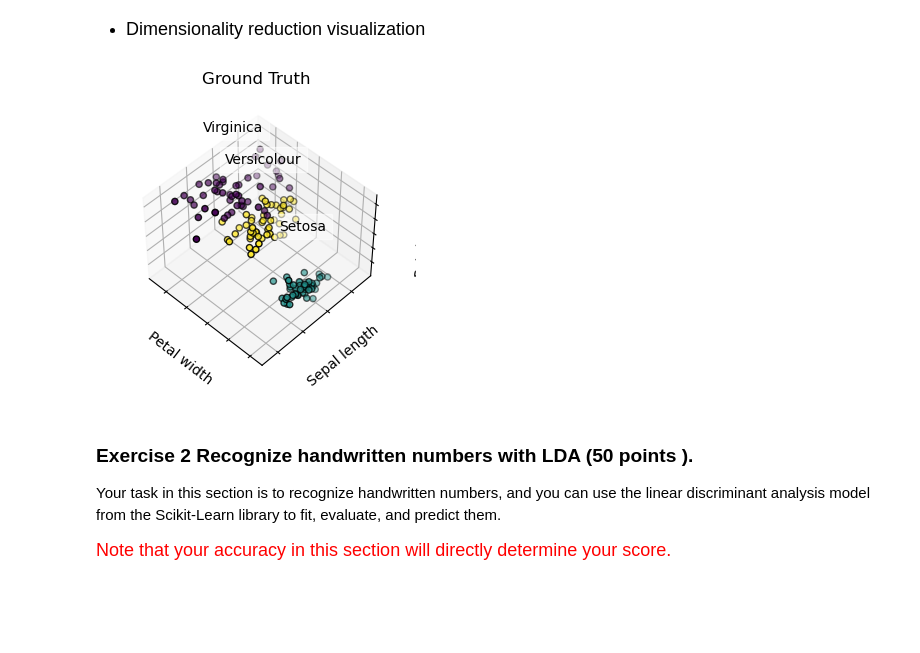
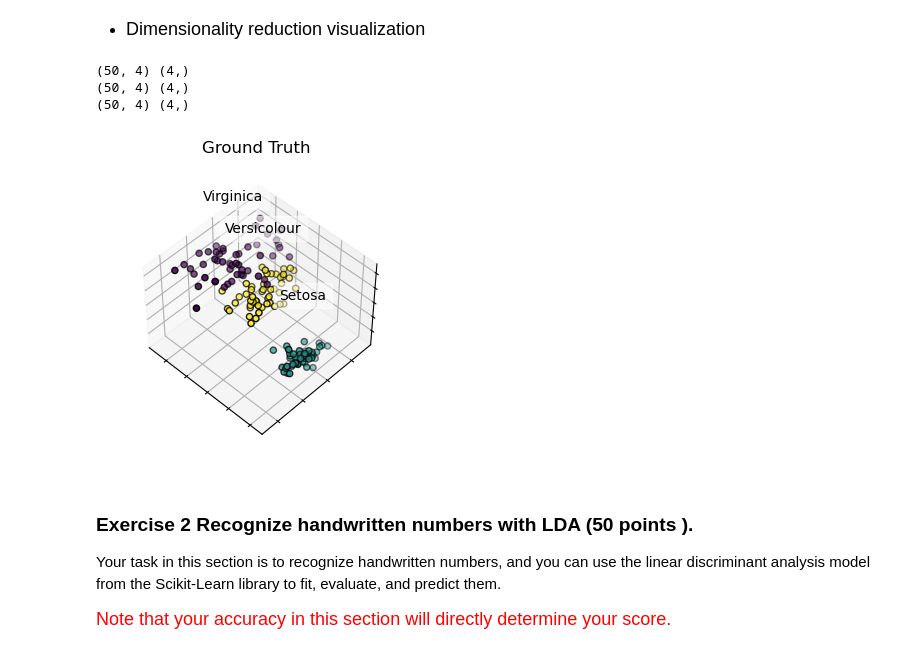
Before and after one commit to Artanisax/CS329-2023Fall, a Jupyter notebook: Lab06/Lab06_Assignment_Template.ipynb, the cells around one changed output. Drawn from its saved outputs; the diff is of its cells as text; code cells hidden in the pictures; blank space fills up the shorter version.

```diff
--- a/Lab06/Lab06_Assignment_Template.ipynb
+++ b/Lab06/Lab06_Assignment_Template.ipynb
@@ -84,7 +84,7 @@ class LDA:
         for label in labels:
             X_class = X[y == label]
             mean_class = np.mean(X_class, axis=0)
-            S_W += (X_class - mean_class).T.dot(X_class - mean_class)
+            S_W += (X_class - mean_class).T @ (X_class - mean_class)
 
         # Between class scatter matrix
         # Complete code for calculating S_B
@@ -134,37 +134,40 @@ y = iris.target
 pca = LDA(n_components=3)
 pca.fit(X, y)
 X = pca.transform(X)
 
 fig = plt.figure(1, figsize=(4, 3))
 ax = fig.add_subplot(111, projection="3d", elev=48, azim=134)
 ax.set_position([0, 0, 0.95, 1])
 for name, label in [('Setosa', 0), ('Versicolour', 1), ('Virginica', 2)]:
     ax.text3D(
         X[y == label, 0].mean(),
         X[y == label, 1].mean(),
         X[y == label, 2].mean() + 2,
         name,
         horizontalalignment="center",
         bbox=dict(alpha=0.5, edgecolor="w", facecolor="w"),
     )
 # Reorder the labels to have colors matching the cluster results
 y = np.choose(y, [1, 2, 0]).astype(float)
 ax.scatter(X[:, 0], X[:, 1], X[:, 2], c=y,
         edgecolor='k')
 
 ax.set_xticklabels([])
 ax.set_yticklabels([])
 ax.set_zticklabels([])
 
-ax.set_xlabel("Petal width")
-ax.set_ylabel("Sepal length")
-ax.set_zlabel("Petal length")
+# ax.set_xlabel("Petal width")
+# ax.set_ylabel("Sepal length")
+# ax.set_zlabel("Petal length")
 ax.set_title("Ground Truth")
 ax.dist = 12
 
 plt.show()
 # %% [output]
+(50, 4) (4,)
+(50, 4) (4,)
+(50, 4) (4,)
-[figure, old version]
+[figure, new version]
 # %% [markdown]
 ### Exercise 2 Recognize handwritten numbers with LDA (50 points ).
 
```
Also changed, not shown: parts of 3 cells of this notebook.
